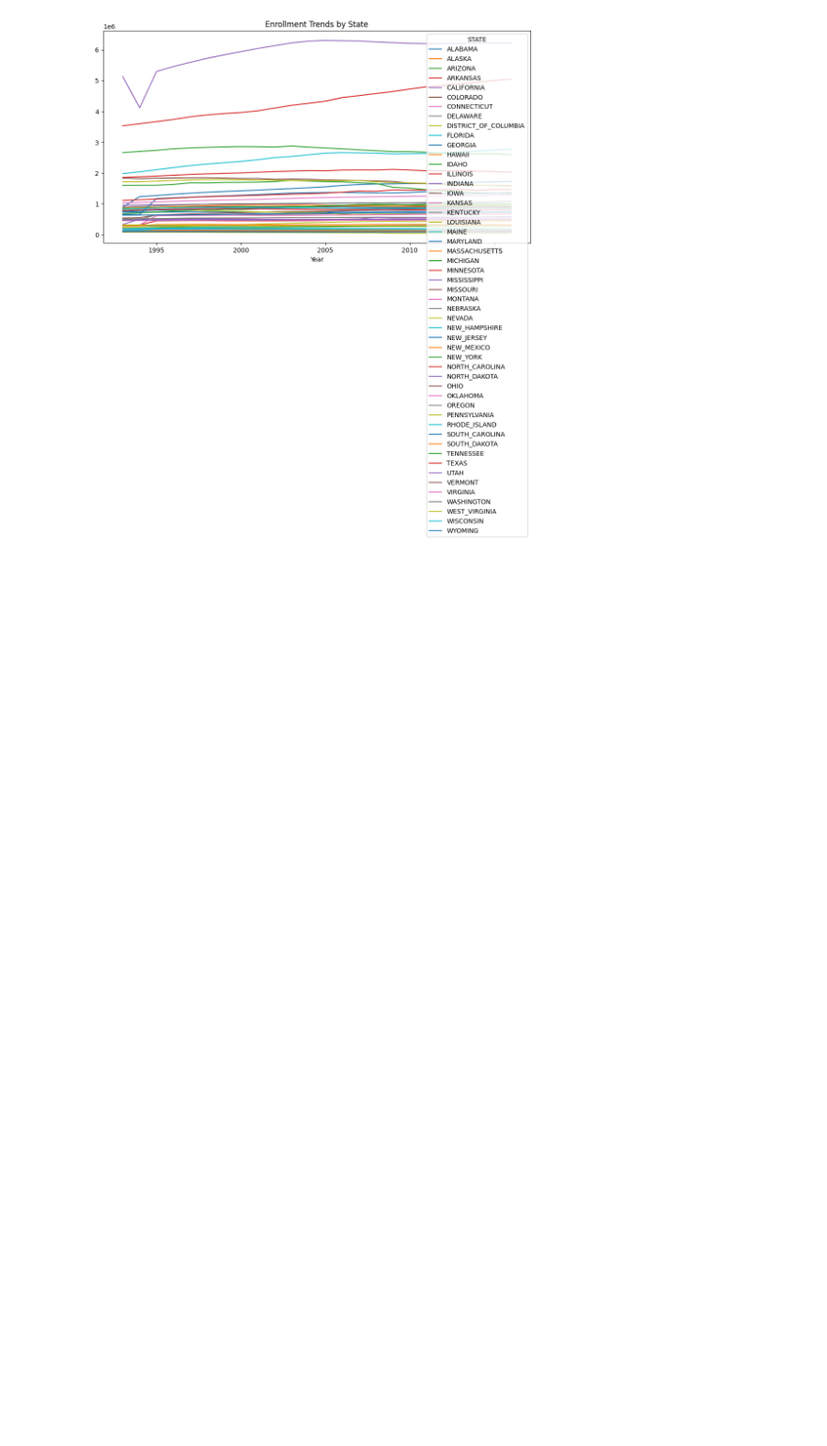
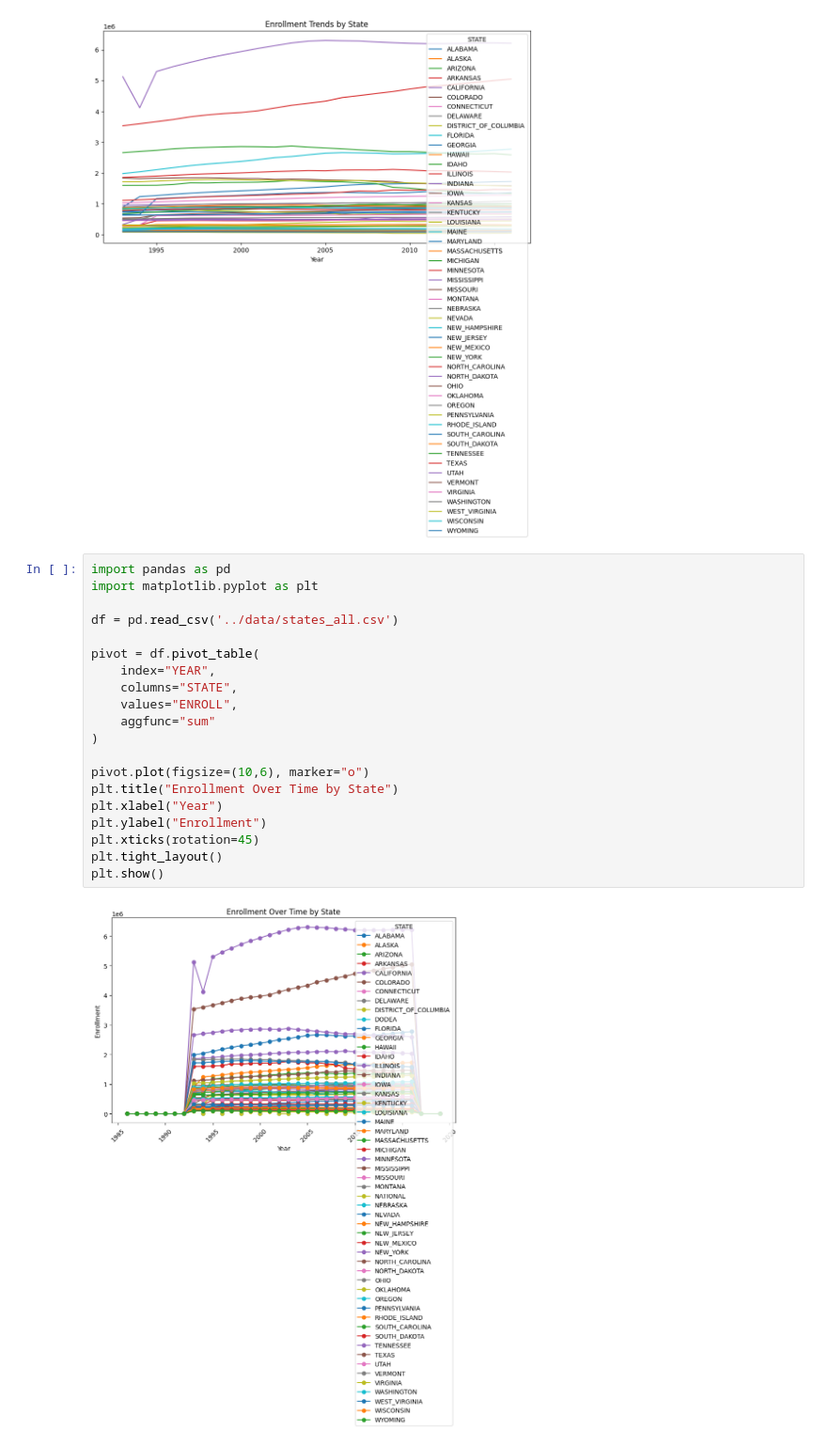
Before and after one commit to peklein1/Tracking-Elementary-School-Progress, a Jupyter notebook: notebooks/Tracking_Elementary-School-Progress.ipynb, the cells around one changed output. Shown at 94% size. Saved outputs shown, nothing was run; the diff lists cells and outputs as text; blank space fills up the shorter version.

```diff
--- a/notebooks/Tracking_Elementary-School-Progress.ipynb
+++ b/notebooks/Tracking_Elementary-School-Progress.ipynb
@@ -128,3 +128,25 @@ plt.xlabel("Year")
 # %% [output]
 Text(0.5, 0, 'Year')
 [figure]
+# %%
+import pandas as pd
+import matplotlib.pyplot as plt
+
+df = pd.read_csv('../data/states_all.csv')
+
+pivot = df.pivot_table(
+    index="YEAR",
+    columns="STATE",
+    values="ENROLL",
+    aggfunc="sum"
+)
+
+pivot.plot(figsize=(10,6), marker="o")
+plt.title("Enrollment Over Time by State")
+plt.xlabel("Year")
+plt.ylabel("Enrollment")
+plt.xticks(rotation=45)
+plt.tight_layout()
+plt.show()
+# %% [output]
+[figure, added]
```
Also changed, not shown: parts of 1 cell of this notebook.
